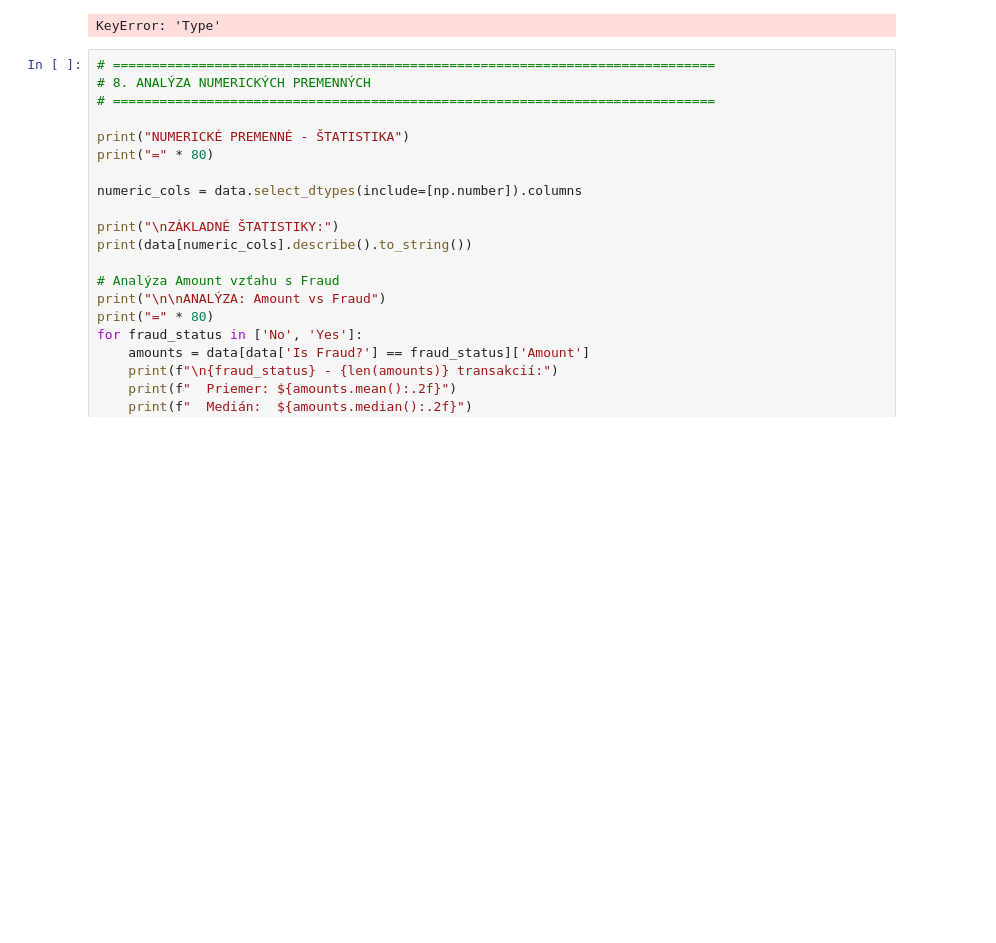
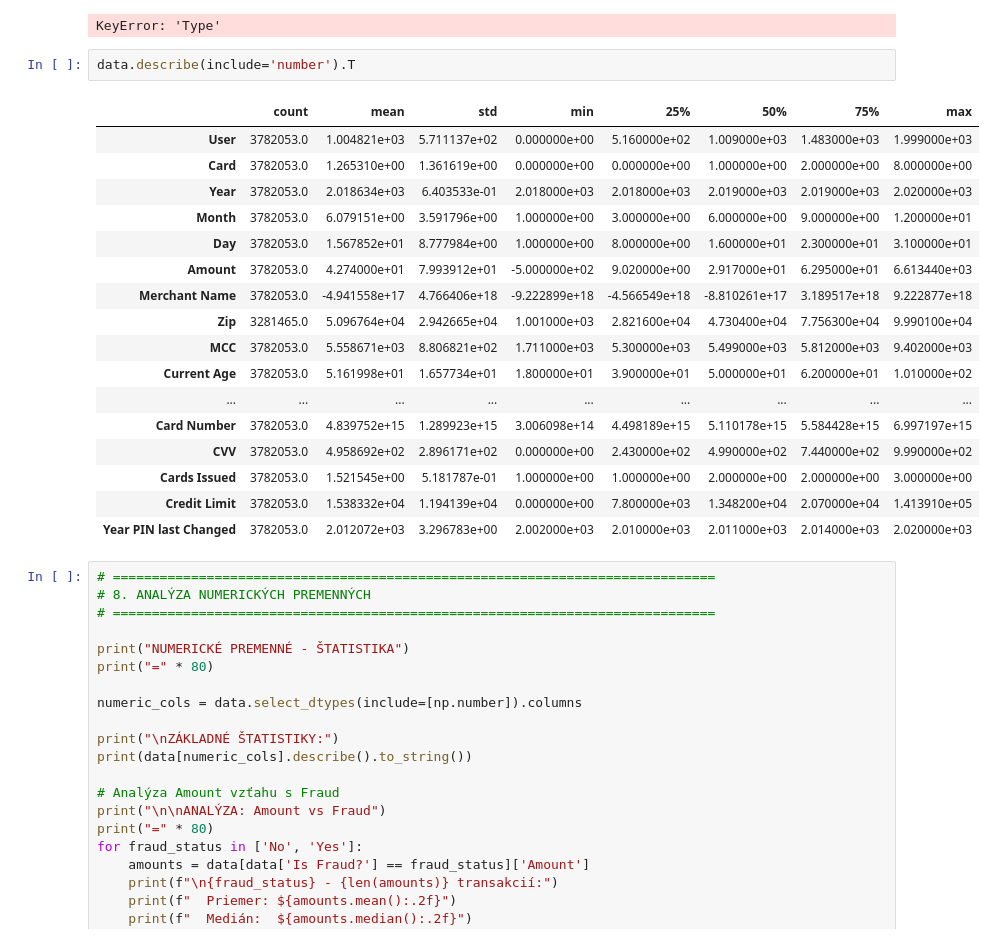
Before and after one commit to veronikasovic/fraud-decision-system, a Jupyter notebook: notebooks/exploration.ipynb, the cells around one changed output. Saved outputs shown, nothing was run; the diff lists cells and outputs as text; blank space fills up the shorter version.

```diff
--- a/notebooks/exploration.ipynb
+++ b/notebooks/exploration.ipynb
@@ -398,6 +456,26 @@ Name: count, dtype: int64
 VZŤAH: Transaction Type vs Fraud
 ================================================================================
 KeyError: 'Type'
+# %%
+data.describe(include='number').T
+# %% [output]
+|  | count | mean | std | min | 25% | 50% | 75% | max |
+| User | 3782053.0 | 1.004821e+03 | 5.711137e+02 | 0.000000e+00 | 5.160000e+02 | 1.009000e+03 | 1.483000e+03 | 1.999000e+03 |
+| Card | 3782053.0 | 1.265310e+00 | 1.361619e+00 | 0.000000e+00 | 0.000000e+00 | 1.000000e+00 | 2.000000e+00 | 8.000000e+00 |
+| Year | 3782053.0 | 2.018634e+03 | 6.403533e-01 | 2.018000e+03 | 2.018000e+03 | 2.019000e+03 | 2.019000e+03 | 2.020000e+03 |
+| Month | 3782053.0 | 6.079151e+00 | 3.591796e+00 | 1.000000e+00 | 3.000000e+00 | 6.000000e+00 | 9.000000e+00 | 1.200000e+01 |
+| Day | 3782053.0 | 1.567852e+01 | 8.777984e+00 | 1.000000e+00 | 8.000000e+00 | 1.600000e+01 | 2.300000e+01 | 3.100000e+01 |
+| Amount | 3782053.0 | 4.274000e+01 | 7.993912e+01 | -5.000000e+02 | 9.020000e+00 | 2.917000e+01 | 6.295000e+01 | 6.613440e+03 |
+| Merchant Name | 3782053.0 | -4.941558e+17 | 4.766406e+18 | -9.222899e+18 | -4.566549e+18 | -8.810261e+17 | 3.189517e+18 | 9.222877e+18 |
+| Zip | 3281465.0 | 5.096764e+04 | 2.942665e+04 | 1.001000e+03 | 2.821600e+04 | 4.730400e+04 | 7.756300e+04 | 9.990100e+04 |
+| MCC | 3782053.0 | 5.558671e+03 | 8.806821e+02 | 1.711000e+03 | 5.300000e+03 | 5.499000e+03 | 5.812000e+03 | 9.402000e+03 |
+| Current Age | 3782053.0 | 5.161998e+01 | 1.657734e+01 | 1.800000e+01 | 3.900000e+01 | 5.000000e+01 | 6.200000e+01 | 1.010000e+02 |
+| ... | ... | ... | ... | ... | ... | ... | ... | ... |
+| Card Number | 3782053.0 | 4.839752e+15 | 1.289923e+15 | 3.006098e+14 | 4.498189e+15 | 5.110178e+15 | 5.584428e+15 | 6.997197e+15 |
+| CVV | 3782053.0 | 4.958692e+02 | 2.896171e+02 | 0.000000e+00 | 2.430000e+02 | 4.990000e+02 | 7.440000e+02 | 9.990000e+02 |
+| Cards Issued | 3782053.0 | 1.521545e+00 | 5.181787e-01 | 1.000000e+00 | 1.000000e+00 | 2.000000e+00 | 2.000000e+00 | 3.000000e+00 |
+| Credit Limit | 3782053.0 | 1.538332e+04 | 1.194139e+04 | 0.000000e+00 | 7.800000e+03 | 1.348200e+04 | 2.070000e+04 | 1.413910e+05 |
+| Year PIN last Changed | 3782053.0 | 2.012072e+03 | 3.296783e+00 | 2.002000e+03 | 2.010000e+03 | 2.011000e+03 | 2.014000e+03 | 2.020000e+03 |
 # %%
 # =============================================================================
 # 8. ANALÝZA NUMERICKÝCH PREMENNÝCH
```
Also changed, not shown: parts of 10 cells of this notebook.
